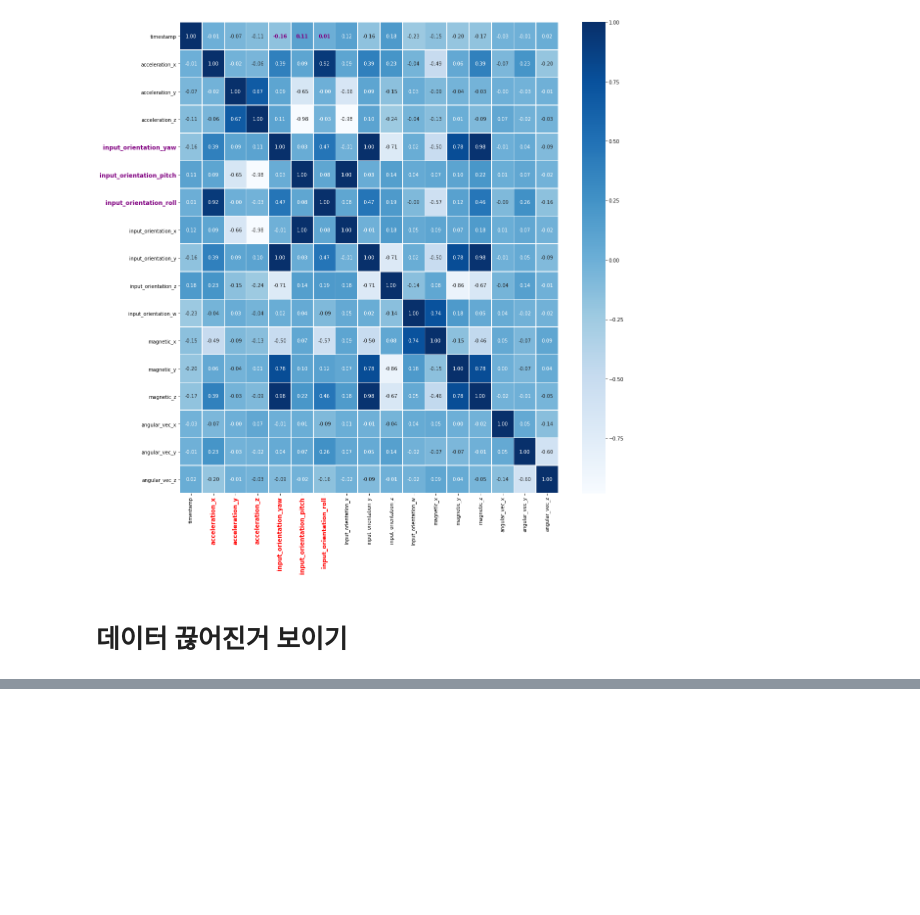
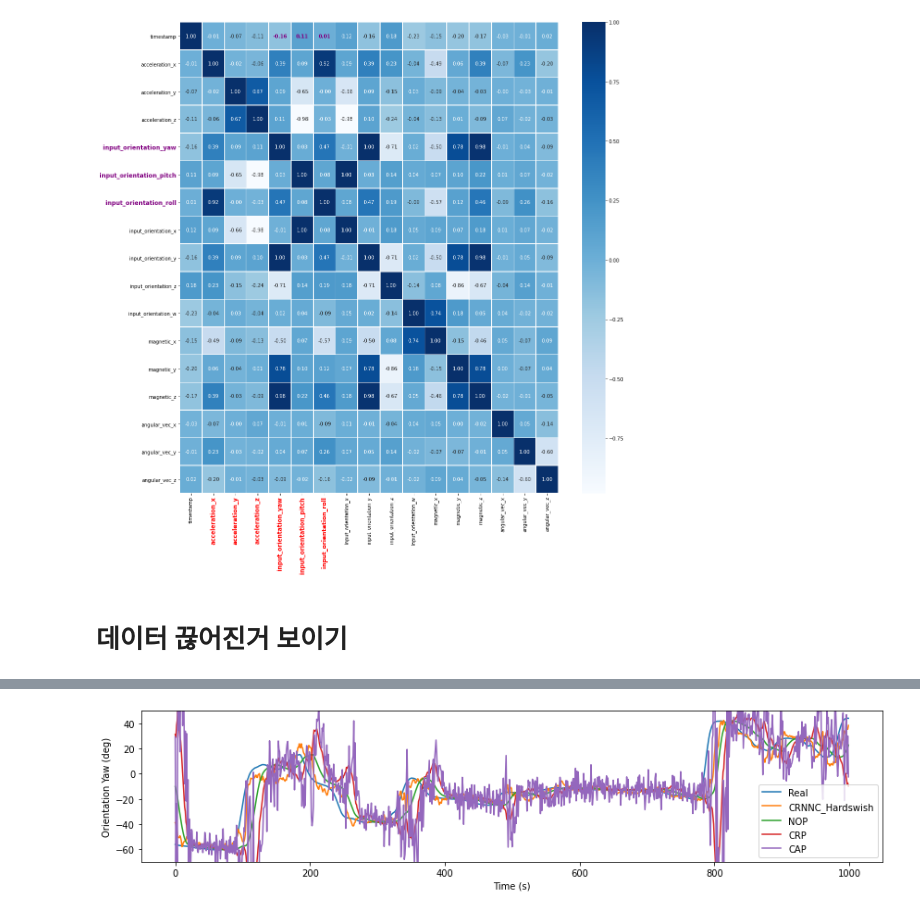
Before and after one commit to Kitsunetic/head-project, a Jupyter notebook: 1220 최종발표 준비.ipynb, the cells around one changed output, grey strips where cells are left out. Saved outputs shown, nothing was run; the diff lists cells and outputs as text; code cells hidden in the pictures; blank space fills up the shorter version.

```diff
--- a/1220 최종발표 준비.ipynb
+++ b/1220 최종발표 준비.ipynb
@@ -120,0 +131,7 @@ plt.show()
+# %%
+dX = 60 * (X[:-1] - X[1:])
+# %%
+CRP = []
+for i, dx in enumerate(dX):
+    CRP.append(X[i] + dx * 0.3)
+CRP = np.stack(CRP)
@@ -120,0 +142,25 @@ plt.show()
+# %%
+ddX = 60 * (dX[:-1] - dX[1:])
+# %%
+CAP = []
+for i, ddx in enumerate(ddX):
+    CAP.append(X[i] + 0.3 * dX[i] + 0.3 ** 2 / 2 * ddx)
+CAP = np.stack(CAP)
+# %%
+s = 9000
+t = 10000
+
+plt.figure(figsize=(12, 3))
+plt.plot(Y[s:t, 0])
+plt.plot(P[s:t, 0])
+plt.plot(X[s:t, 0])
+plt.plot(CRP[s:t, 0])
+plt.plot(CAP[s:t, 0])
+plt.legend(['Real', 'CRNNC_Hardswish', 'NOP', 'CRP', 'CAP'])
+plt.ylabel('Orientation Yaw (deg)')
+plt.xlabel('Time (s)')
+plt.ylim(-70, 50)
+plt.tight_layout()
+plt.show()
+# %% [output]
+[figure, added]
```
Also changed, not shown: parts of 7 cells of this notebook, 4 other files.
